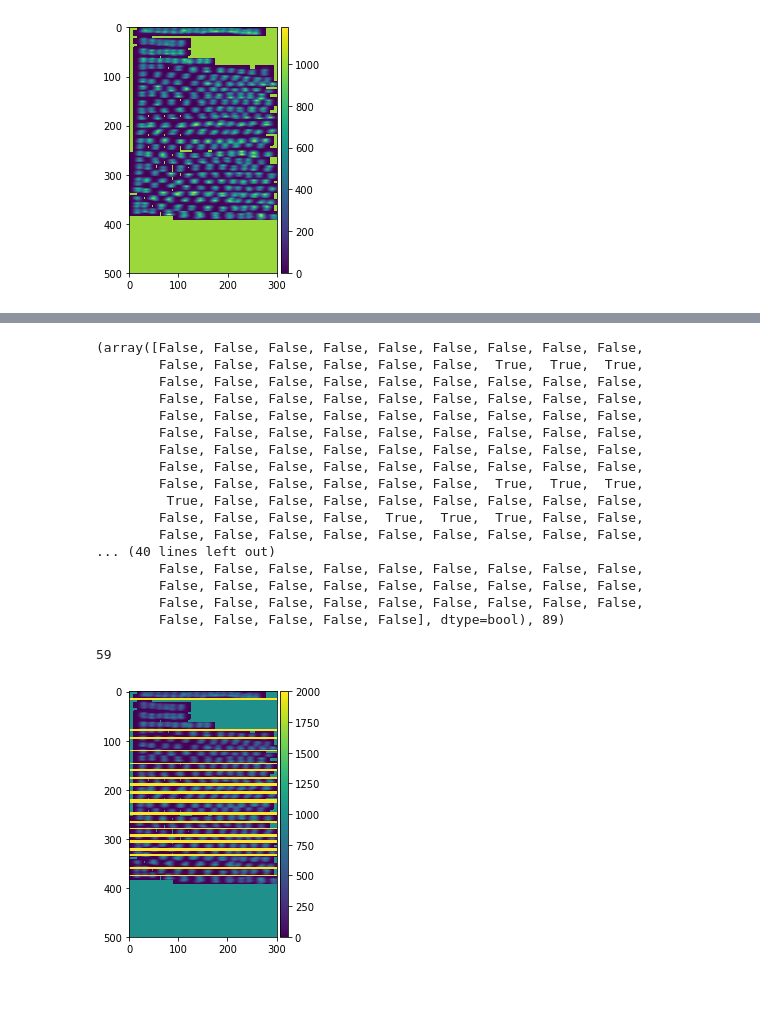
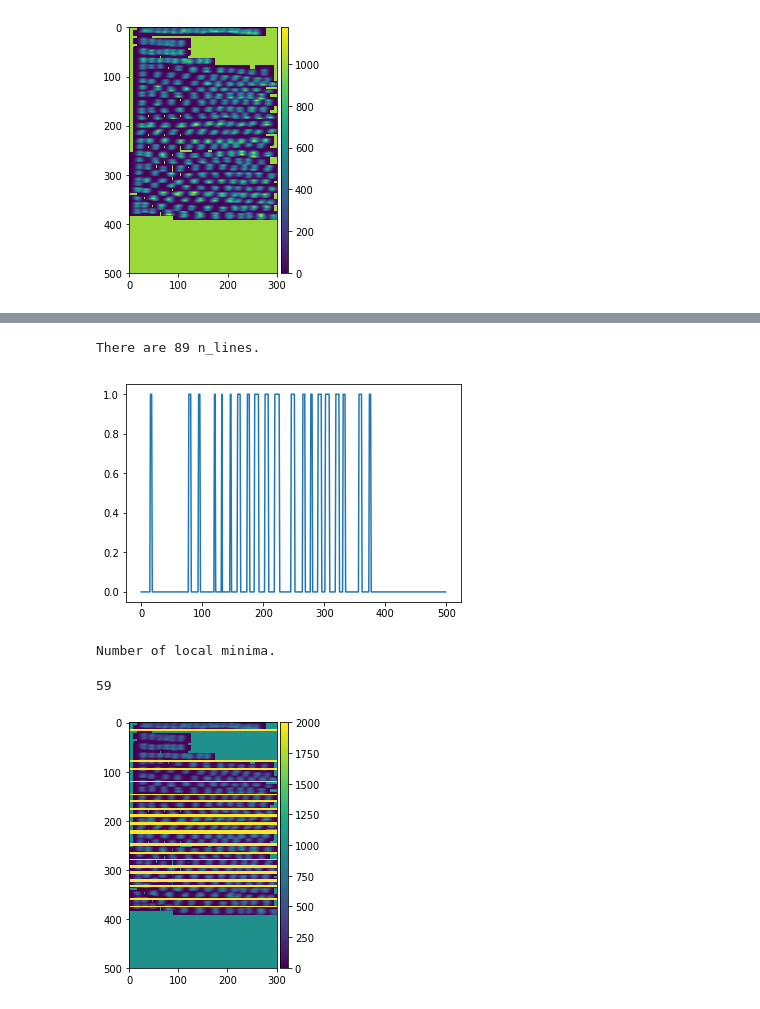
Before and after one commit to clemsciences/ohcr, a Jupyter notebook: tutorial.ipynb, the cells around one changed output, grey strips where cells are left out. Drawn from its saved outputs; the diff is of its cells as text; code cells hidden in the pictures.

```diff
--- a/tutorial.ipynb
+++ b/tutorial.ipynb
@@ -106,33 +66,18 @@ plt.plot(a)
 # %%
 threshold = 125
 under_threshold = a < np.ones(a.shape)*threshold
 n_lines = np.sum(under_threshold)
-under_threshold, n_lines
+plt.plot(under_threshold)
+print(f"There are {n_lines} n_lines.")
 # %% [output]
-(array([False, False, False, False, False, False, False, False, False,
-        False, False, False, False, False, False,  True,  True,  True,
-        False, False, False, False, False, False, False, False, False,
-        False, False, False, False, False, False, False, False, False,
-        False, False, False, False, False, False, False, False, False,
-        False, False, False, False, False, False, False, False, False,
-        False, False, False, False, False, False, False, False, False,
-        False, False, False, False, False, False, False, False, False,
-        False, False, False, False, False, False,  True,  True,  True,
-         True, False, False, False, False, False, False, False, False,
-        False, False, False, False,  True,  True,  True, False, False,
-        False, False, False, False, False, False, False, False, False,
-... (40 lines left out)
-        False, False, False, False, False, False, False, False, False,
-        False, False, False, False, False, False, False, False, False,
-        False, False, False, False, False, False, False, False, False,
-        False, False, False, False, False], dtype=bool), 89)
+There are 89 n_lines.
+[figure, added]
 # %%
-#from scipy.signal import argrelextrema
-
-
+print("Number of local minima.")
 np.sum(np.r_[True, a[1:] < a[:-1]] & np.r_[a[:-1] < a[1:], True])
 # %% [output]
-59
+Number of local minima.
+59
 # %%
 i = 0
 for under in under_threshold:
```
Also changed, not shown: parts of 3 cells of this notebook.
